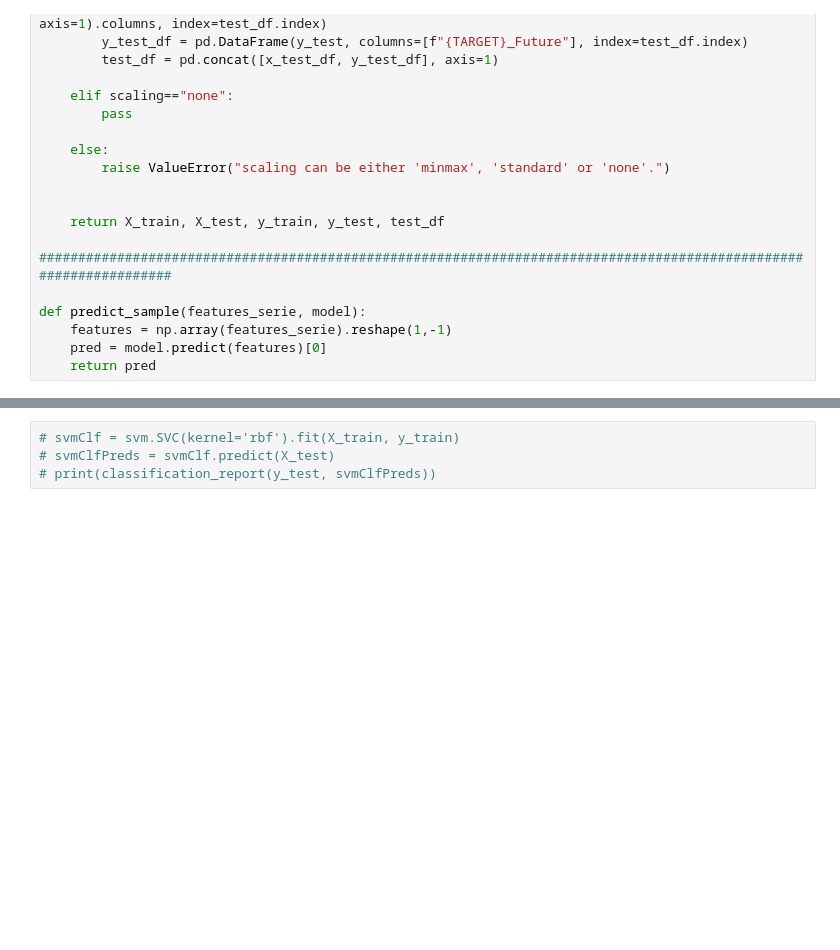
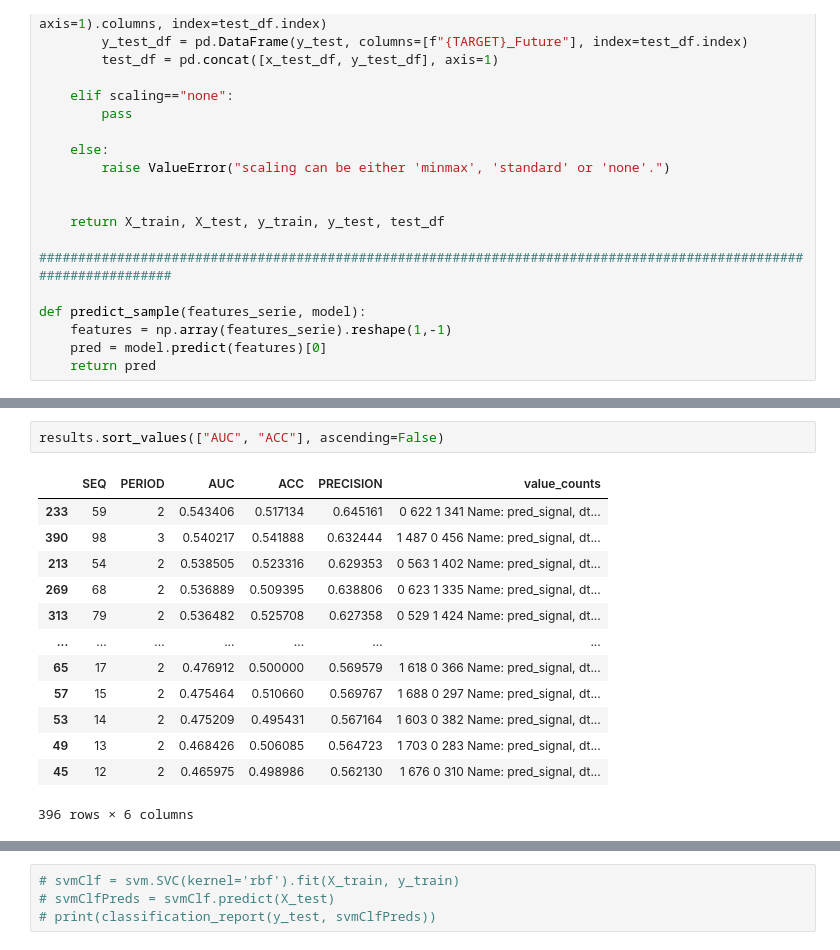
Before and after one commit to rezan21/Stock-Regression, a Jupyter notebook: Stock_Regression.ipynb, the cells around one changed output, grey strips where cells are left out. Cells and saved outputs as stored; diff of their text form; blank space fills up the shorter version.

```diff
--- a/Stock_Regression.ipynb
+++ b/Stock_Regression.ipynb
@@ -370 +345,17 @@ weighted avg       0.64      0.54      0.39       376
+# %%
+results.sort_values(["AUC", "ACC"], ascending=False)
+# %% [output]
+|  | SEQ | PERIOD | AUC | ACC | PRECISION | value_counts |
+| 233 | 59 | 2 | 0.543406 | 0.517134 | 0.645161 | 0 622 1 341 Name: pred_signal, dt... |
+| 390 | 98 | 3 | 0.540217 | 0.541888 | 0.632444 | 1 487 0 456 Name: pred_signal, dt... |
+| 213 | 54 | 2 | 0.538505 | 0.523316 | 0.629353 | 0 563 1 402 Name: pred_signal, dt... |
+| 269 | 68 | 2 | 0.536889 | 0.509395 | 0.638806 | 0 623 1 335 Name: pred_signal, dt... |
+| 313 | 79 | 2 | 0.536482 | 0.525708 | 0.627358 | 0 529 1 424 Name: pred_signal, dt... |
+| ... | ... | ... | ... | ... | ... | ... |
+| 65 | 17 | 2 | 0.476912 | 0.500000 | 0.569579 | 1 618 0 366 Name: pred_signal, dt... |
+| 57 | 15 | 2 | 0.475464 | 0.510660 | 0.569767 | 1 688 0 297 Name: pred_signal, dt... |
+| 53 | 14 | 2 | 0.475209 | 0.495431 | 0.567164 | 1 603 0 382 Name: pred_signal, dt... |
+| 49 | 13 | 2 | 0.468426 | 0.506085 | 0.564723 | 1 703 0 283 Name: pred_signal, dt... |
+| 45 | 12 | 2 | 0.465975 | 0.498986 | 0.562130 | 1 676 0 310 Name: pred_signal, dt... |
+396 rows × 6 columns
 # %%
```
Also changed, not shown: parts of 4 cells of this notebook, 1 other file.
